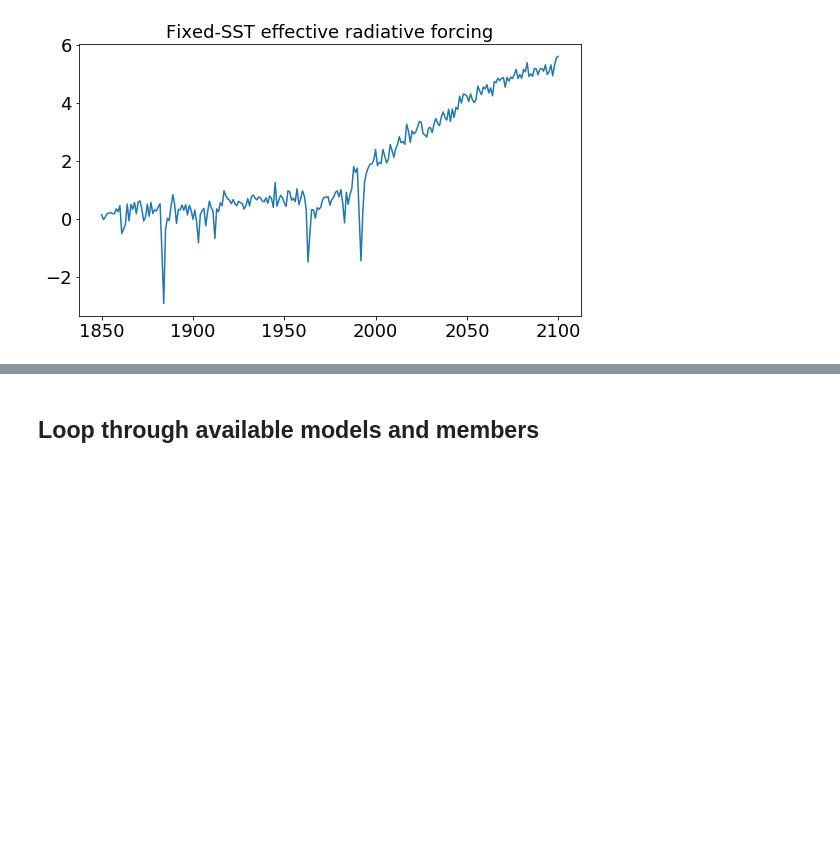
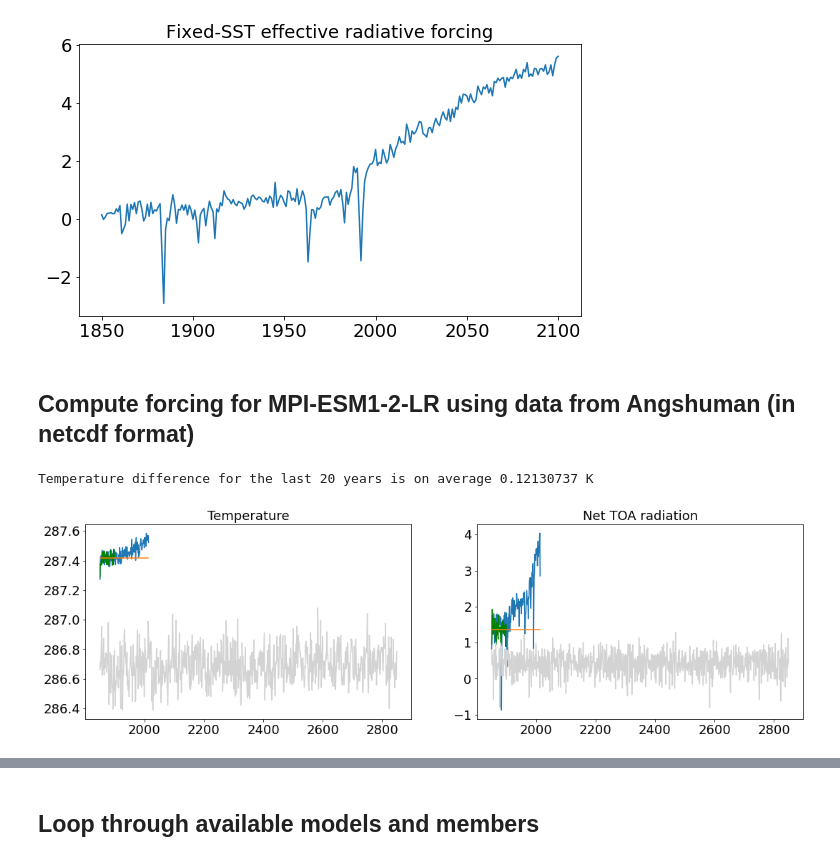
Before and after one commit to Hegebf/CMIP6-forcing, a Jupyter notebook: notebooks/FixedSST_transientERF.ipynb, the cells around one changed output, grey strips where cells are left out. Saved outputs shown, nothing was run; the diff lists cells and outputs as text; code cells hidden in the pictures; blank space fills up the shorter version.

```diff
--- a/notebooks/FixedSST_transientERF.ipynb
+++ b/notebooks/FixedSST_transientERF.ipynb
@@ -124,3 +126,5 @@ ax.tick_params(axis='both',labelsize=18)
 ax.set_title('Fixed-SST effective radiative forcing',fontsize = 18);
 # %% [output]
 [figure]
+# %% [markdown]
+## Compute forcing for MPI-ESM1-2-LR using data from Angshuman (in netcdf format)
@@ -126,0 +166,34 @@ ax.set_title('Fixed-SST effective radiative forcing',fontsize = 18);
+# %%
+hist_tas = exp_data['tas']
+#histcoupled_tas = historical_data['tas']
+control_tas = control_data['tas']
+piControl_tas = piControl_data['tas']
+
+histN = exp_data['rsdt'] - exp_data['rsut'] - exp_data['rlut']
+#histcoupledN = historical_data['rsdt'] - historical_data['rsut'] - historical_data['rlut']
+controlN = control_data['rsdt'] - control_data['rsut'] - control_data['rlut']
+piControlN = piControl_data['rsdt'] - piControl_data['rsut'] - piControl_data['rlut']
+# %%
+fig, ax = plt.subplots(figsize = [18,5], ncols = 2)
+years = np.arange(1850, 1850+len(hist_tas))
+piclimyears = years[:len(control_tas)]
+
+ax[0].plot(years, hist_tas)
+ax[0].plot(piclimyears, control_tas, color = 'green')
+ax[0].plot(np.arange(1850, 1850+len(piControl_tas)), piControl_tas, color = 'lightgray')
+ax[0].plot(years,[control_tas.mean()]*len(hist_tas))
+ax[0].set_title('Temperature',fontsize = 18)
+print('Temperature difference for the last 20 years is on average', np.mean(hist_tas[-20:]) - control_tas.mean(), 'K')
+
+ax[1].plot(years,histN)
+ax[1].plot(piclimyears, controlN, color = 'green')
+ax[1].plot(np.arange(1850, 1850+len(piControlN)), piControlN, color = 'lightgray')
+ax[1].plot(years,[controlN.mean()]*len(histN))
+ax[1].set_title('Net TOA radiation',fontsize = 18)
+
+for axes in ax:
+    axes.tick_params(axis='both',labelsize=18)
+    #axes.set_xlim(1850, 2100)
+# %% [output]
+Temperature difference for the last 20 years is on average 0.12130737 K
+[figure, added]
```
Also changed, not shown: parts of 6 cells of this notebook, 6 other files.
